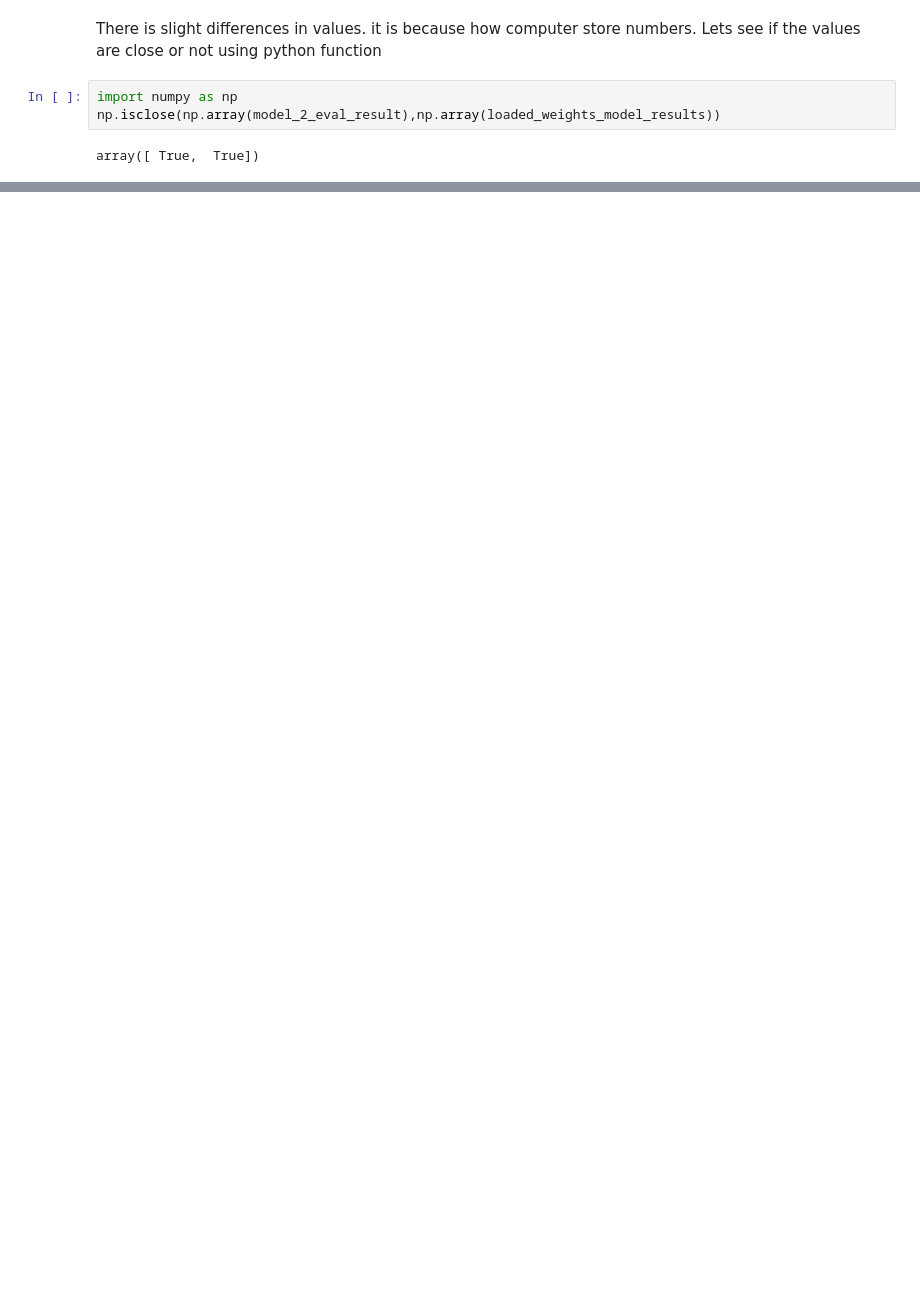
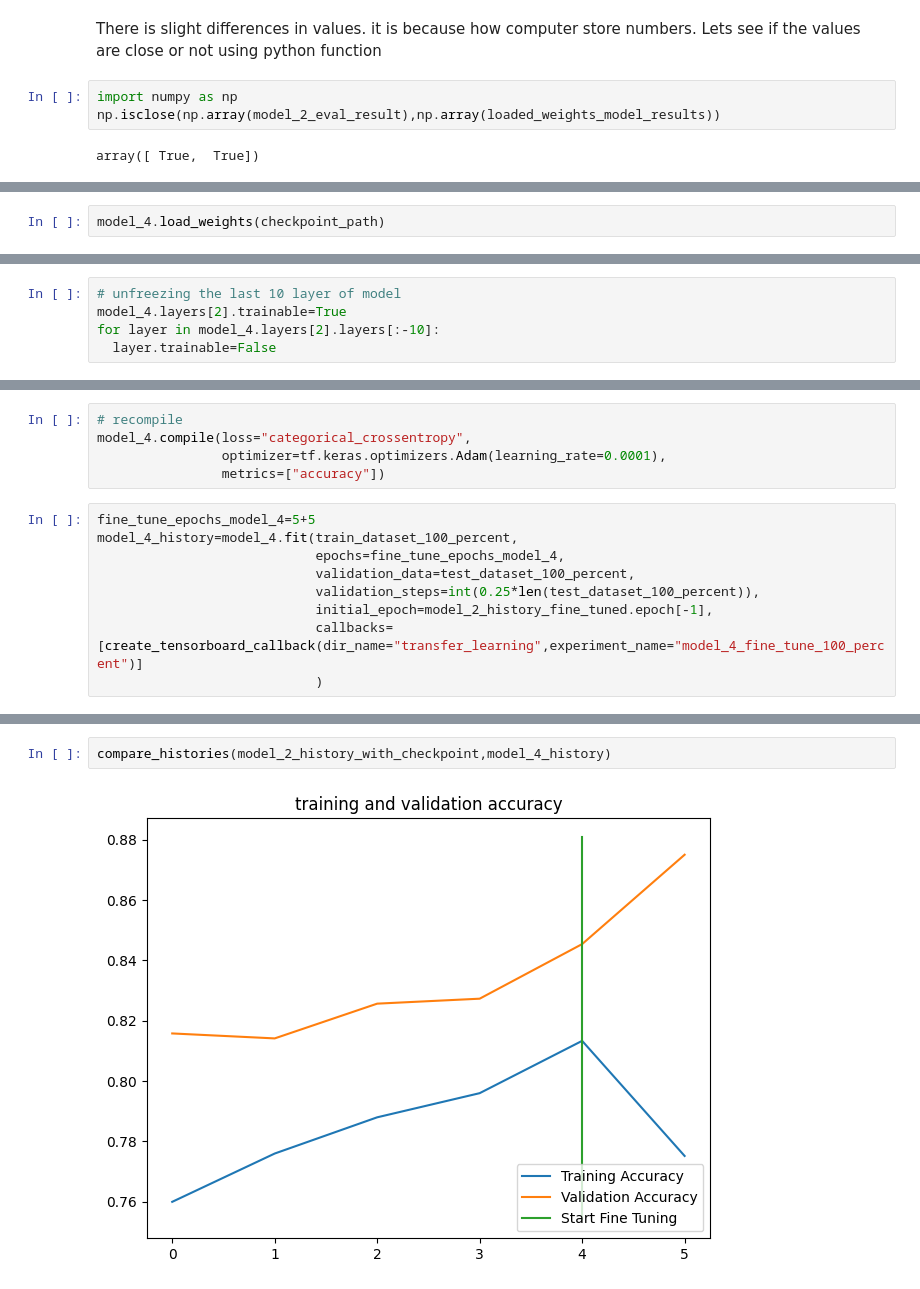
Before and after one commit to Prashanna-Raj-Pandit/Transfer-Learning--TensorFlow, a Jupyter notebook: 02_Transfer_Learning_Fine_Tuning.ipynb, the cells around one changed output, grey strips where cells are left out. Saved outputs shown, nothing was run; the diff lists cells and outputs as text; blank space fills up the shorter version.

```diff
--- a/02_Transfer_Learning_Fine_Tuning.ipynb
+++ b/02_Transfer_Learning_Fine_Tuning.ipynb
@@ -613,0 +832,2 @@ array([ True,  True])
+# %%
+model_4.load_weights(checkpoint_path)
@@ -613,0 +876,5 @@ array([ True,  True])
+# %%
+# unfreezing the last 10 layer of model
+model_4.layers[2].trainable=True
+for layer in model_4.layers[2].layers[:-10]:
+  layer.trainable=False
@@ -613,0 +902,14 @@ array([ True,  True])
+# %%
+# recompile
+model_4.compile(loss="categorical_crossentropy",
+                optimizer=tf.keras.optimizers.Adam(learning_rate=0.0001),
+                metrics=["accuracy"])
+# %%
+fine_tune_epochs_model_4=5+5
+model_4_history=model_4.fit(train_dataset_100_percent,
+                            epochs=fine_tune_epochs_model_4,
+                            validation_data=test_dataset_100_percent,
+                            validation_steps=int(0.25*len(test_dataset_100_percent)),
+                            initial_epoch=model_2_history_fine_tuned.epoch[-1],
+                            callbacks=[create_tensorboard_callback(dir_name="transfer_learning",experiment_name="model_4_fine_tune_100_percent")]
+                            )
@@ -613,0 +926,4 @@ array([ True,  True])
+# %%
+compare_histories(model_2_history_with_checkpoint,model_4_history)
+# %% [output]
+[figure, added]
```
Also changed, not shown: parts of 49 cells of this notebook.
